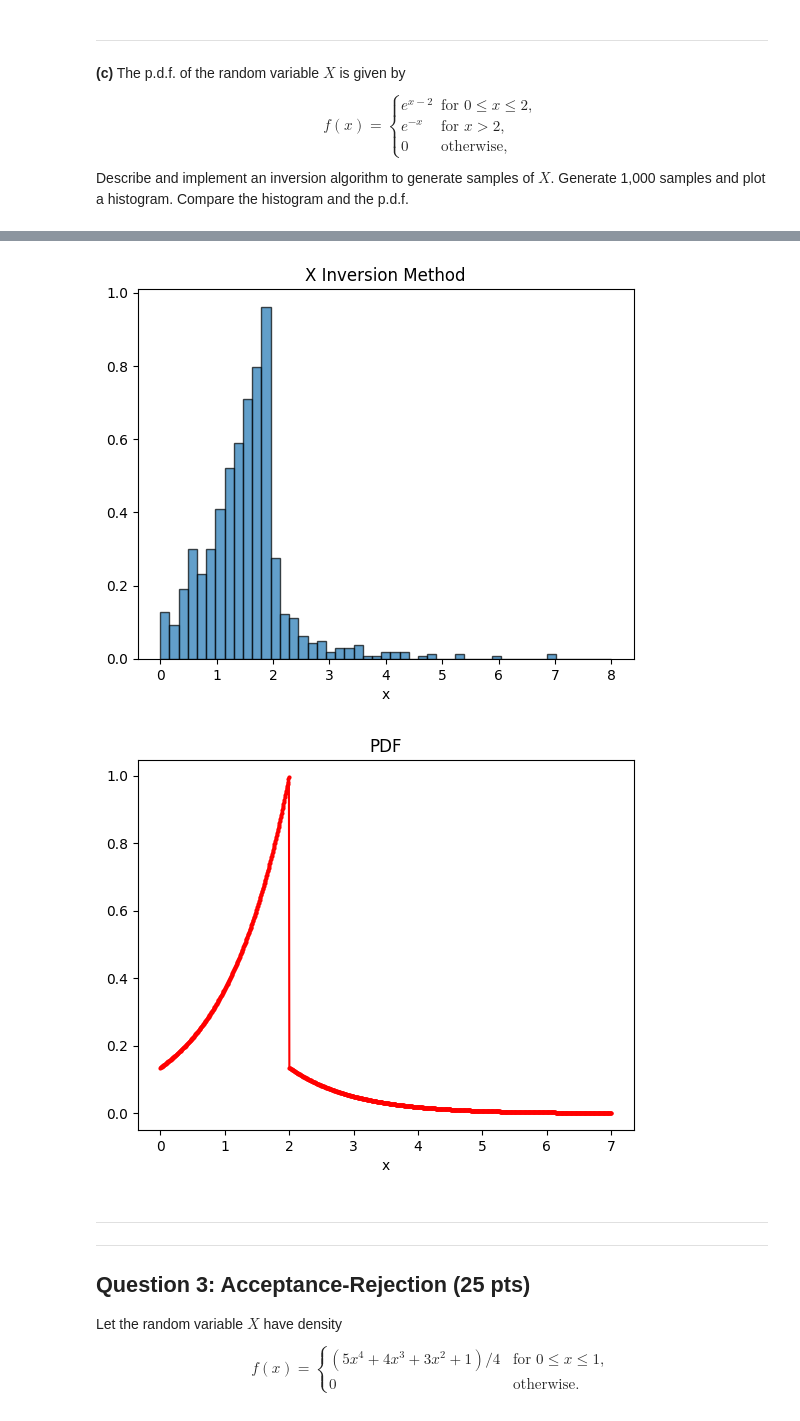
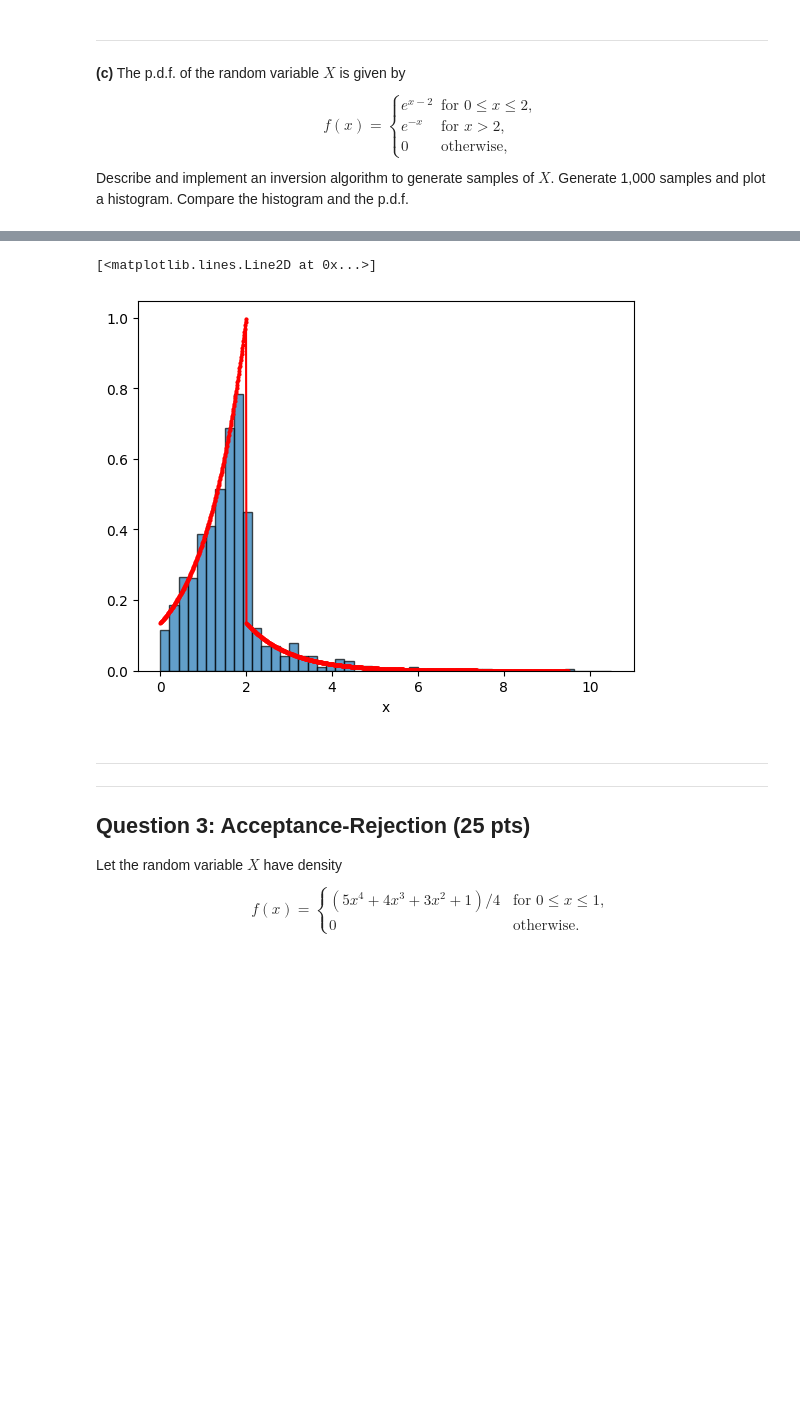
Before and after one commit to Mingfei-L6/4580, a Jupyter notebook: orie_4580_HW3.ipynb, the cells around one changed output, grey strips where cells are left out. Saved outputs shown, nothing was run; the diff lists cells and outputs as text; code cells hidden in the pictures; blank space fills up the shorter version.

```diff
--- a/orie_4580_HW3.ipynb
+++ b/orie_4580_HW3.ipynb
@@ -319,31 +313,26 @@ $$
 # %%
 n_samples = 1000
 U = np.random.rand(n_samples)
 threshold = 1 - np.exp(-2)
 
 #inversion method
 samples = np.where(U <= threshold, np.log(U + np.exp(-2)) + 2, -np.log(1 - U))
 bin_def = np.linspace(0,max(samples)+1,50)
 plt.hist(samples, bins=bin_def, density=True, alpha=0.7, edgecolor="black")
-plt.title("X Inversion Method")
 plt.xlabel("x")
-plt.show()
 
 #pdf (we used ChatGPT to find the np.piecewise function)
 x_range = np.linspace(0, max(samples), 1000)
 ## like the absolute value function, we can use np.piecewise to model f(x),
 ## since f(x) is broken into two pieces with the intercept at x=2.
 pdf_values = np.piecewise(x_range,
                          [x_range <= 2, x_range > 2],
                          [lambda x: np.exp(x-2), lambda x: np.exp(-x)])
 
 plt.plot(x_range, pdf_values, 'ro-', markersize=2)
-plt.title("PDF")
-plt.xlabel("x")
-plt.show()
 # %% [output]
+[<matplotlib.lines.Line2D at 0x...>]
-[figure, old version]
+[figure, new version]
-[figure, removed]
 # %% [markdown]
 <hr><hr>
 
```
Also changed, not shown: parts of 9 cells of this notebook.
